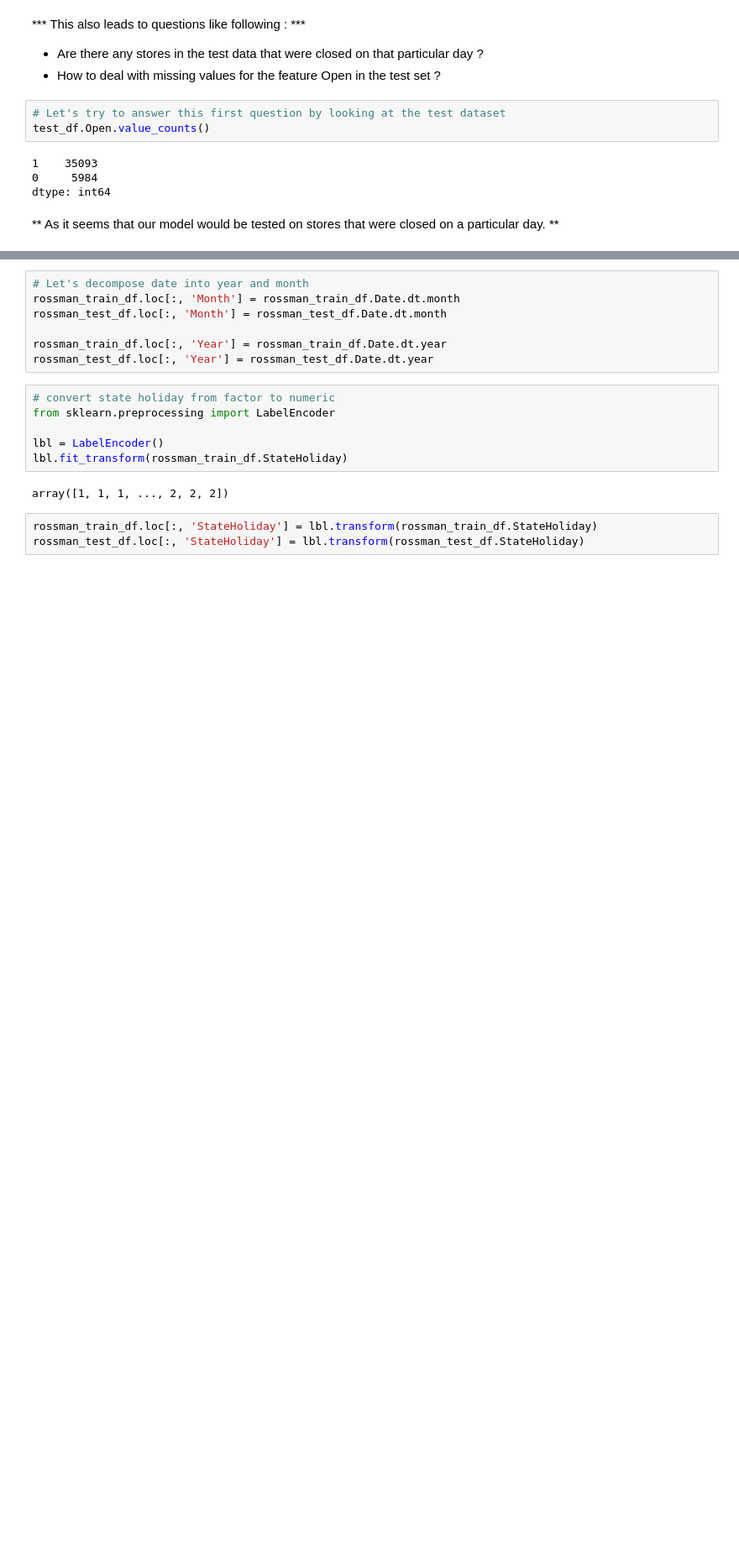
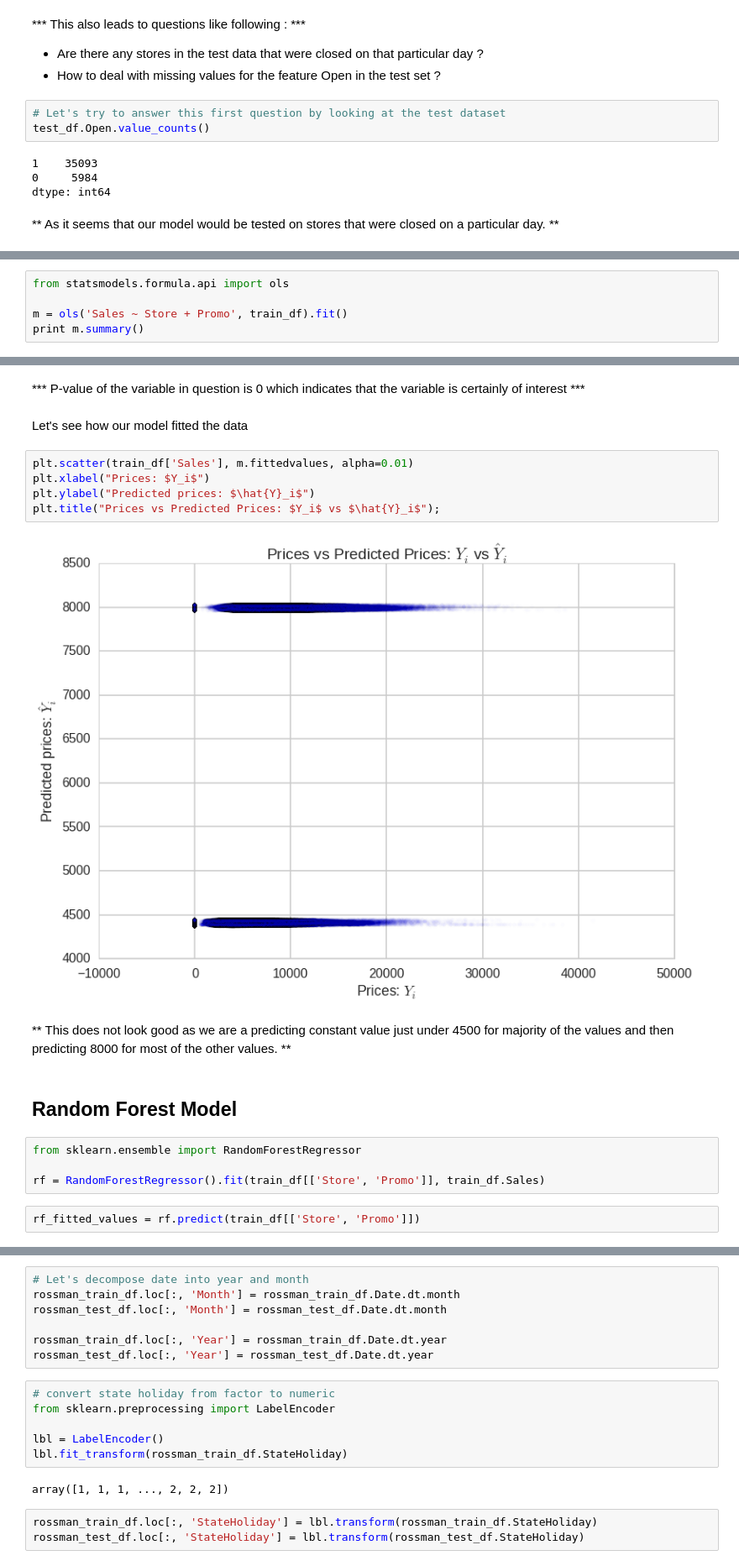
Before and after one commit to numb3r33/Kaggle-Competitions, a Jupyter notebook: Rossman-Stores-Sales/rossman_store_sales.ipynb, the cells around one changed output, grey strips where cells are left out. Shown at 84% size. Cells and saved outputs as stored; diff of their text form; blank space fills up the shorter version.

```diff
--- a/Rossman-Stores-Sales/rossman_store_sales.ipynb
+++ b/Rossman-Stores-Sales/rossman_store_sales.ipynb
@@ -205,0 +292,5 @@ Index([u'Id', u'Store', u'DayOfWeek', u'Date', u'Open', u'Promo',
+# %%
+from statsmodels.formula.api import ols
+
+m = ols('Sales ~ Store + Promo', train_df).fit()
+print m.summary()
@@ -205,0 +315,21 @@ Index([u'Id', u'Store', u'DayOfWeek', u'Date', u'Open', u'Promo',
+# %% [markdown]
+*** P-value of the variable in question is 0 which indicates that the variable is certainly of interest ***
+# %% [markdown]
+Let's see how our model fitted the data
+# %%
+plt.scatter(train_df['Sales'], m.fittedvalues, alpha=0.01)
+plt.xlabel("Prices: $Y_i$")
+plt.ylabel("Predicted prices: $\hat{Y}_i$")
+plt.title("Prices vs Predicted Prices: $Y_i$ vs $\hat{Y}_i$");
+# %% [output]
+[figure, added]
+# %% [markdown]
+** This does not look good as we are a predicting constant value just under 4500 for majority of the values and then predicting 8000 for most of the other values. **
+# %% [markdown]
+## Random Forest Model
+# %%
+from sklearn.ensemble import RandomForestRegressor
+
+rf = RandomForestRegressor().fit(train_df[['Store', 'Promo']], train_df.Sales)
+# %%
+rf_fitted_values = rf.predict(train_df[['Store', 'Promo']])
```
Also changed, not shown: parts of 48 cells of this notebook.
